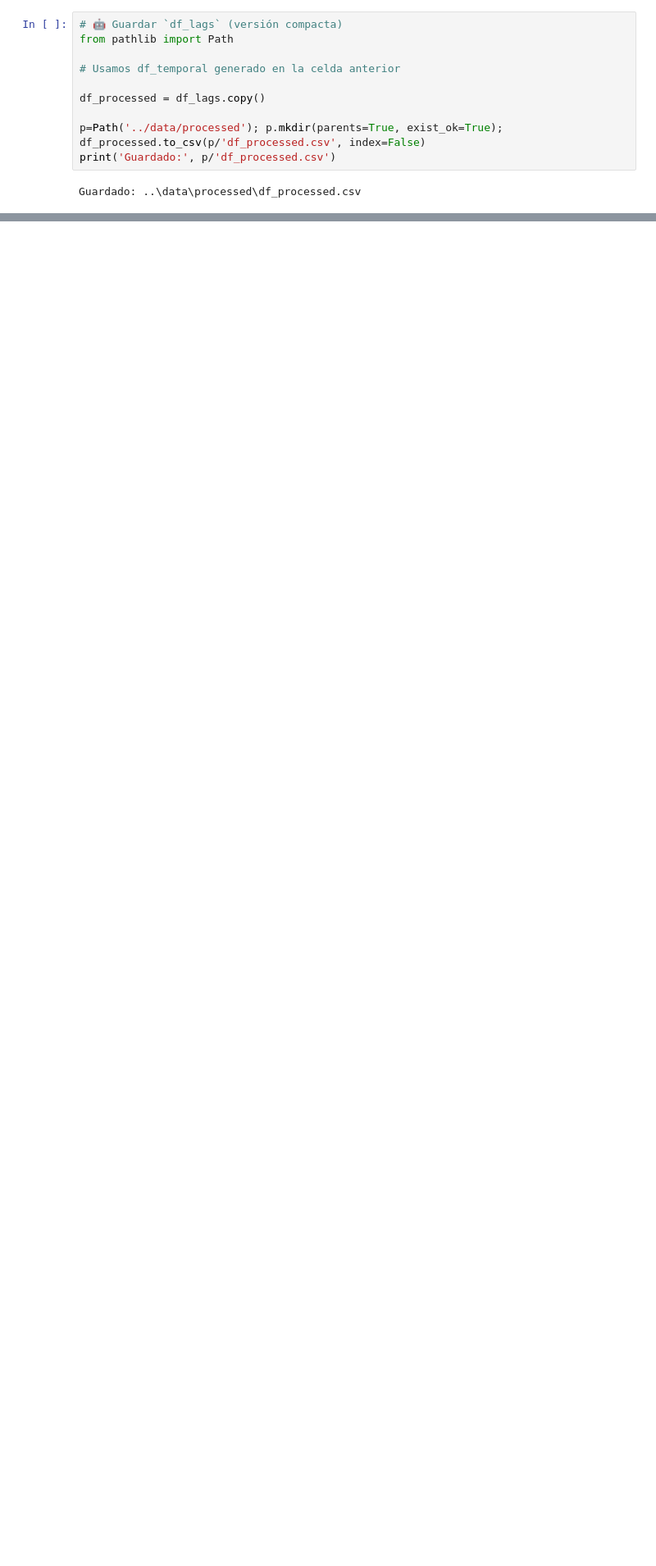
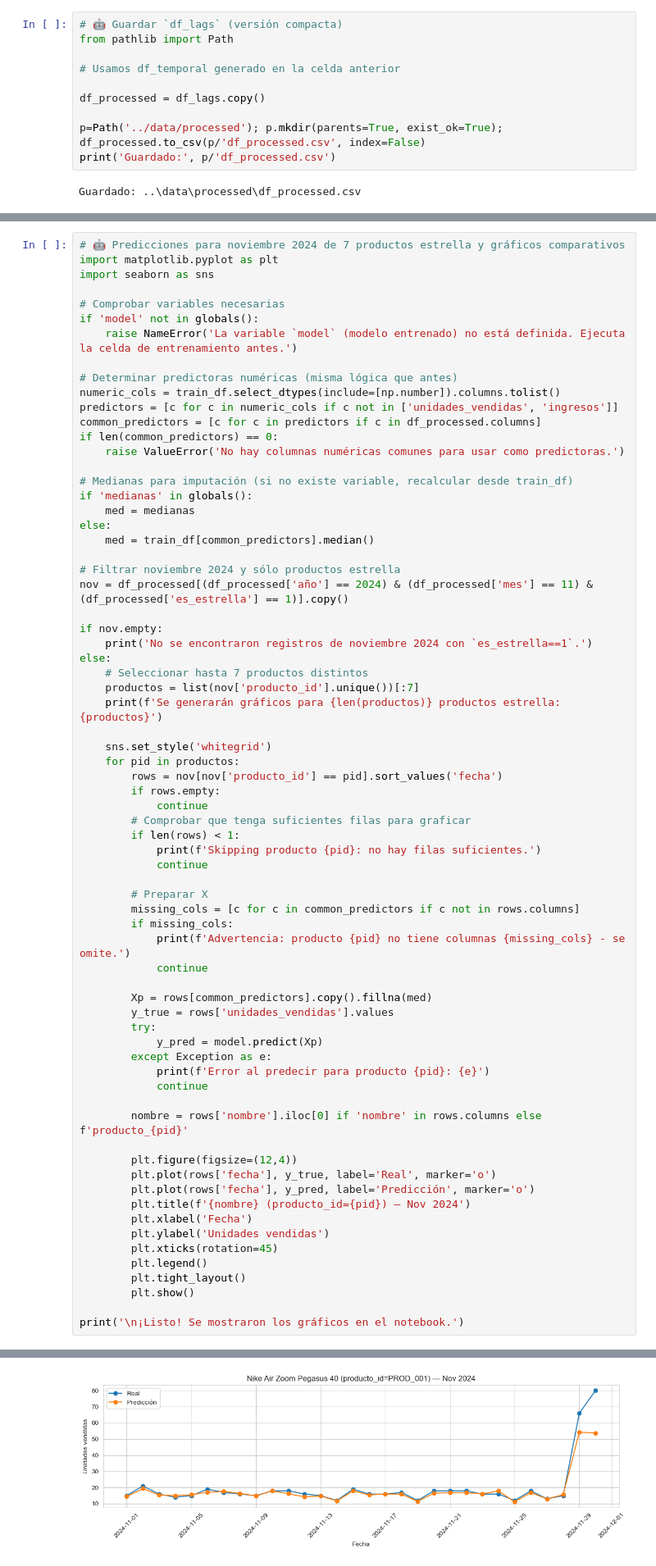
Before and after one commit to JorgeAlcaide7/1a-EXPERIENC-IA-DATASCIENCE, a Jupyter notebook: notebooks/entrenamiento.ipynb, the cells around one changed output, grey strips where cells are left out. Shown at 82% size. Cells and saved outputs as stored; diff of their text form; blank space fills up the shorter version.

Commit message:
11_Creación y Evaluación del modelo

```diff
--- a/notebooks/entrenamiento.ipynb
+++ b/notebooks/entrenamiento.ipynb
@@ -679,0 +926,71 @@ Guardado: ..\data\processed\df_processed.csv
+# %%
+# 🤖 Predicciones para noviembre 2024 de 7 productos estrella y gráficos comparativos
+import matplotlib.pyplot as plt
+import seaborn as sns
+
+# Comprobar variables necesarias
+if 'model' not in globals():
+    raise NameError('La variable `model` (modelo entrenado) no está definida. Ejecuta la celda de entrenamiento antes.')
+
+# Determinar predictoras numéricas (misma lógica que antes)
+numeric_cols = train_df.select_dtypes(include=[np.number]).columns.tolist()
+predictors = [c for c in numeric_cols if c not in ['unidades_vendidas', 'ingresos']]
+common_predictors = [c for c in predictors if c in df_processed.columns]
+if len(common_predictors) == 0:
+    raise ValueError('No hay columnas numéricas comunes para usar como predictoras.')
+
+# Medianas para imputación (si no existe variable, recalcular desde train_df)
+if 'medianas' in globals():
+    med = medianas
+else:
+    med = train_df[common_predictors].median()
+
+# Filtrar noviembre 2024 y sólo productos estrella
+nov = df_processed[(df_processed['año'] == 2024) & (df_processed['mes'] == 11) & (df_processed['es_estrella'] == 1)].copy()
+
+if nov.empty:
+    print('No se encontraron registros de noviembre 2024 con `es_estrella==1`.')
+else:
+    # Seleccionar hasta 7 productos distintos
+    productos = list(nov['producto_id'].unique())[:7]
+    print(f'Se generarán gráficos para {len(productos)} productos estrella: {productos}')
+
+    sns.set_style('whitegrid')
+    for pid in productos:
+        rows = nov[nov['producto_id'] == pid].sort_values('fecha')
+        if rows.empty:
+            continue
+        # Comprobar que tenga suficientes filas para graficar
+        if len(rows) < 1:
+            print(f'Skipping producto {pid}: no hay filas suficientes.')
+            continue
+
+        # Preparar X
+        missing_cols = [c for c in common_predictors if c not in rows.columns]
+        if missing_cols:
+            print(f'Advertencia: producto {pid} no tiene columnas {missing_cols} - se omite.')
+            continue
+
+        Xp = rows[common_predictors].copy().fillna(med)
+        y_true = rows['unidades_vendidas'].values
+        try:
+            y_pred = model.predict(Xp)
+        except Exception as e:
+            print(f'Error al predecir para producto {pid}: {e}')
+            continue
+
+        nombre = rows['nombre'].iloc[0] if 'nombre' in rows.columns else f'producto_{pid}'
+
+        plt.figure(figsize=(12,4))
+        plt.plot(rows['fecha'], y_true, label='Real', marker='o')
+        plt.plot(rows['fecha'], y_pred, label='Predicción', marker='o')
+        plt.title(f'{nombre} (producto_id={pid}) — Nov 2024')
+        plt.xlabel('Fecha')
+        plt.ylabel('Unidades vendidas')
+        plt.xticks(rotation=45)
+        plt.legend()
+        plt.tight_layout()
+        plt.show()
+
+print('\n¡Listo! Se mostraron los gráficos en el notebook.')
+# %% [output]
@@ -679,0 +998 @@ Guardado: ..\data\processed\df_processed.csv
+[figure, added]
```
Also changed, not shown: parts of 17 cells of this notebook, 5 other files.
